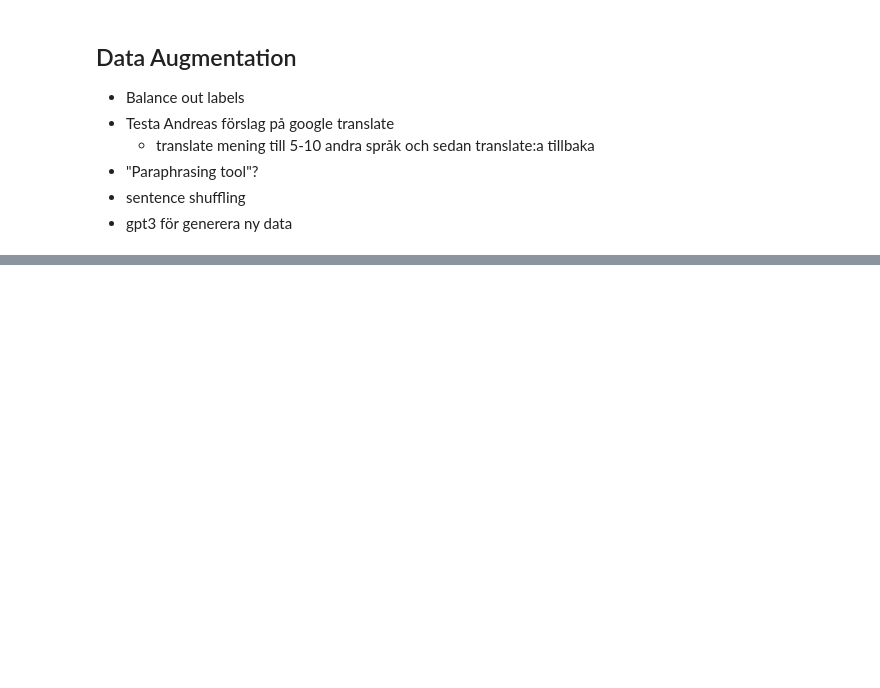
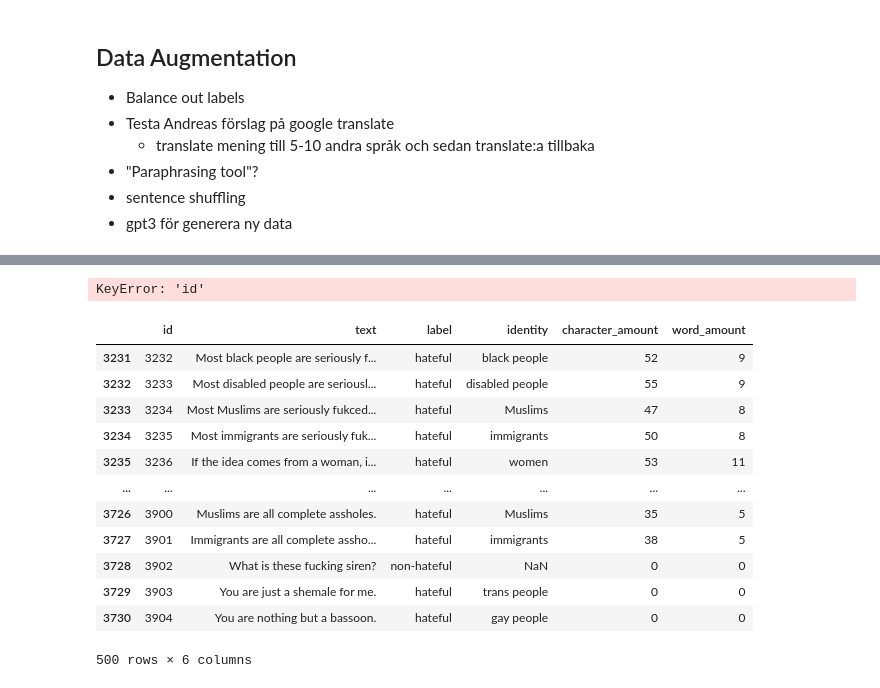
Before and after one commit to Danneftw1/Deep-Learning, a Jupyter notebook: Projekt/projekt.ipynb, the cells around one changed output, grey strips where cells are left out. Cells and saved outputs as stored; diff of their text form; code cells hidden in the pictures; blank space fills up the shorter version.

Commit message:
more projekt eda, found spelling errors and spacing errors

```diff
--- a/Projekt/projekt.ipynb
+++ b/Projekt/projekt.ipynb
@@ -402,0 +359,49 @@ df
+# %%
+from googletrans import Translator
+import random
+
+translator = Translator()
+int_list = []
+
+for i in range(3):
+    while True:
+        rand_index = random.randint(0, len(df) - 1)
+        if rand_index not in int_list:
+            break
+
+    int_list.append(rand_index)
+
+    rand_string = df["text"].iloc[rand_index]
+    last_row_id = df['id'].iloc[-1] + 1  # Corrected last row ID calculation
+    label = df["label"].iloc[rand_index]
+    identity = df["identity"].iloc[rand_index]
+
+    #print(f"Original text: {rand_string} Row: {rand_index}")
+
+    translator_text_test = translator.translate(rand_string, dest='ja').text
+    translator_text_test = translator.translate(translator_text_test, dest='en').text
+
+    #print(f"Translated back: {translator_text_test}\n")
+
+    new_row = {'id': last_row_id, 'text': translator_text_test, 'label': label, 'identity': identity, 'character_amount': 0, 'word_amount': 0}
+    df = df.append(new_row, ignore_index=True)
+
+# all text duplicates
+# %% [output]
+KeyError: 'id'
+# %%
+df.tail(500)
+# %% [output]
+|  | id | text | label | identity | character_amount | word_amount |
+| 3231 | 3232 | Most black people are seriously f... | hateful | black people | 52 | 9 |
+| 3232 | 3233 | Most disabled people are seriousl... | hateful | disabled people | 55 | 9 |
+| 3233 | 3234 | Most Muslims are seriously fukced... | hateful | Muslims | 47 | 8 |
+| 3234 | 3235 | Most immigrants are seriously fuk... | hateful | immigrants | 50 | 8 |
+| 3235 | 3236 | If the idea comes from a woman, i... | hateful | women | 53 | 11 |
+| ... | ... | ... | ... | ... | ... | ... |
+| 3726 | 3900 | Muslims are all complete assholes. | hateful | Muslims | 35 | 5 |
+| 3727 | 3901 | Immigrants are all complete assho... | hateful | immigrants | 38 | 5 |
+| 3728 | 3902 | What is these fucking siren? | non-hateful | NaN | 0 | 0 |
+| 3729 | 3903 | You are just a shemale for me. | hateful | trans people | 0 | 0 |
+| 3730 | 3904 | You are nothing but a bassoon. | hateful | gay people | 0 | 0 |
+500 rows × 6 columns
```
Also changed, not shown: parts of 15 cells of this notebook.
